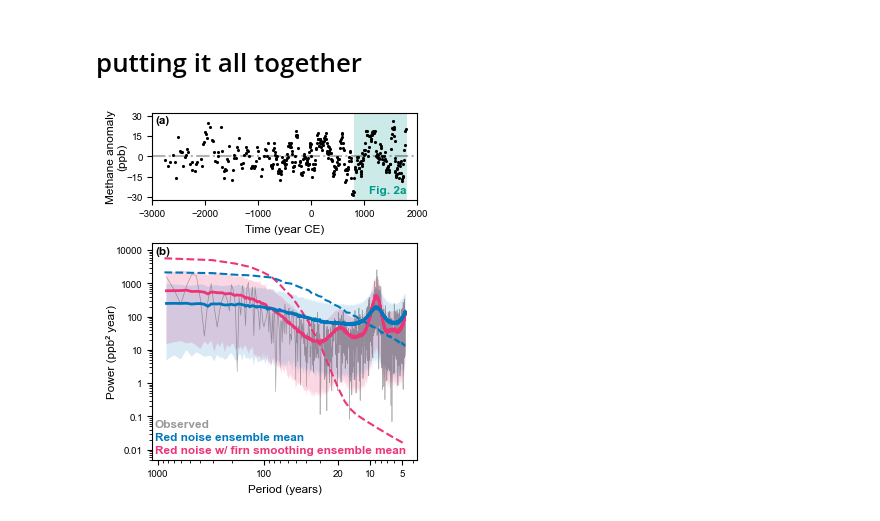
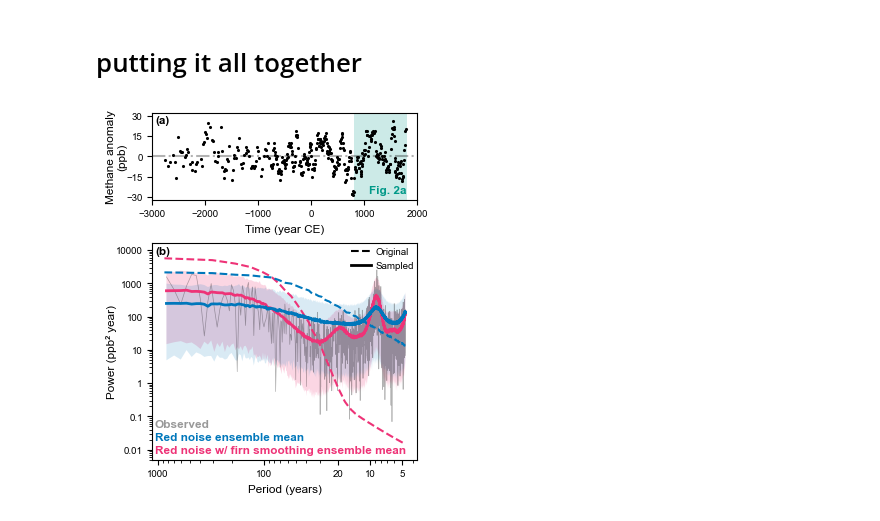
Before and after one commit to ericjmei/methane_noise_forcing, a Jupyter notebook: notebooks/figures_for_publication/power_spectrum.ipynb, the cells around one changed output. Cells and saved outputs as stored; diff of their text form; code cells hidden in the pictures.

```diff
--- a/notebooks/figures_for_publication/power_spectrum.ipynb
+++ b/notebooks/figures_for_publication/power_spectrum.ipynb
@@ -415,31 +415,45 @@ ax_psd.text(
 ax_psd.text(
     legend_x, legend_y_start + legend_dy,
     "Red noise ensemble mean",
     color=colors["red_noise"],
     fontweight="bold",
     ha="left", va="bottom",
     transform=ax_psd.transAxes
 )
 ax_psd.text(
     legend_x, legend_y_start,
     "Red noise w/ firn smoothing ensemble mean",
     color=colors["red_noise_filtered"],
     fontweight="bold",
     ha="left", va="bottom",
     transform=ax_psd.transAxes
 )
 
 # (3) Top left bold (b)
 ax_psd.text(
     0.01, 0.985,
     "(b)",
     transform=ax_psd.transAxes,
     va="top", ha="left",
     fontweight="bold"
 )
 
+# Top right legend for line styles
+legend_x_right = 1.02
+legend_y_top = 1.02
+legend_dy = 0.05
+ax_psd.plot([], [], color='black', linestyle='--', label='Original')
+ax_psd.plot([], [], color='black', linestyle='-', linewidth=2, label='Sampled')
+legend = ax_psd.legend(
+    loc='upper right',
+    bbox_to_anchor=(legend_x_right, legend_y_top),
+    frameon=False,  # removes bounding box
+    handlelength=2.0,  # Make legend lines longer and same length
+    handletextpad=0.5  # Control spacing between line and text
+)
+
 # save figure in pdf format
 name = "fig_1"
 fig.savefig(f"{cfg.paths.figures_dir}/for_publication/{name}.pdf", bbox_inches="tight", dpi=300)
 # %% [output]
-[figure, old version]
+[figure, new version]
```
Also changed, not shown: parts of 1 cell of this notebook, 1 other file.
